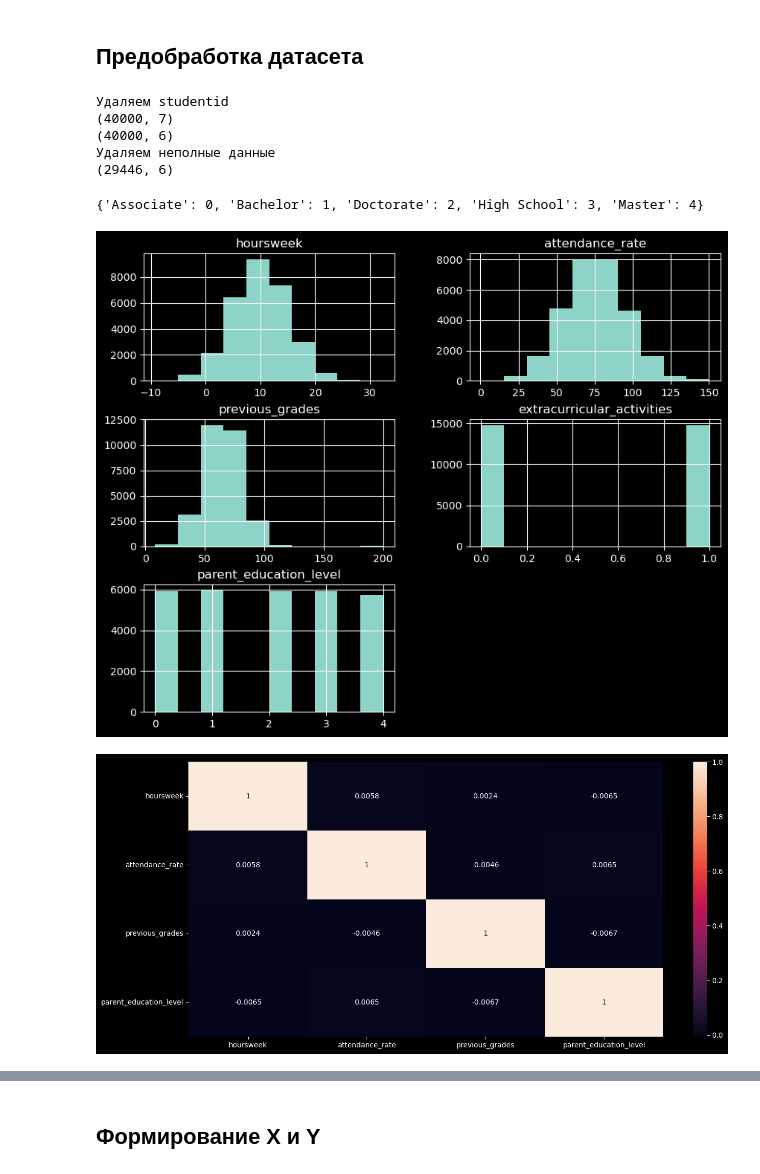
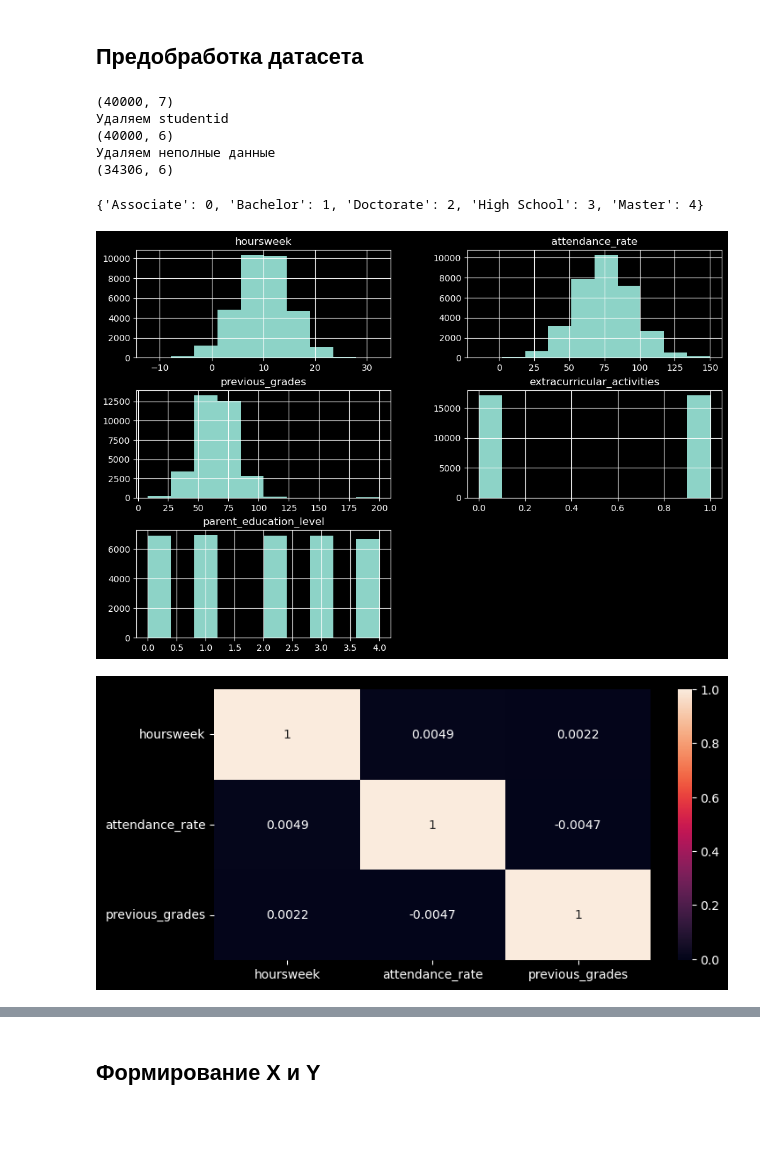
Before and after one commit to IvanZyablitsev/inno_fqw, a Jupyter notebook: scraping/scraping.ipynb, the cells around one changed output, grey strips where cells are left out. Saved outputs shown, nothing was run; the diff lists cells and outputs as text; code cells hidden in the pictures; blank space fills up the shorter version.

```diff
--- a/scraping/scraping.ipynb
+++ b/scraping/scraping.ipynb
@@ -136,19 +140,19 @@ profile.to_file("report.html")
 # %% [markdown]
 ## Предобработка датасета
 # %%
+print(df.shape)
 print('Удаляем studentid')
 df_drop = df.drop(['studentid'], axis=1).copy()
-print(df.shape)
 print(df_drop.shape)
 print('Удаляем неполные данные')
-df_dropna = df_drop.dropna().copy()
+df_dropna = df_drop.dropna(subset=['extracurricular_activities', 'passed', 'parent_education_level']).copy()
 print(df_dropna.shape)
 # %% [output]
+(40000, 7)
 Удаляем studentid
-(40000, 7)
 (40000, 6)
 Удаляем неполные данные
-(29446, 6)
+(34306, 6)
 # %%
 # Заменяем в столбце passed значения : Yes - 1, No - 0
 df_dropna['passed'] = df_dropna['passed'].replace({'Yes': 1, 'No': 0})
@@ -158,4 +162 @@ df_dropna['extracurricular_activities'] = df_dropna['extracurricular_activities'
-# %%
-# удаляем записи у которых посещаемость ниже 0
-df_dropna = df_dropna[df_dropna['attendance_rate']>=0]
 # %%
@@ -169,16 +170,16 @@ parent_education_level_label_to_index
 # %% [output]
 {'Associate': 0, 'Bachelor': 1, 'Doctorate': 2, 'High School': 3, 'Master': 4}
 # %%
-# строим гистограмму датасета
-df_dropna[['hoursweek','attendance_rate','previous_grades','extracurricular_activities','parent_education_level']].hist(figsize=(10, 8));
+# строим гистограммы датасета
+df_dropna[['hoursweek','attendance_rate','previous_grades','extracurricular_activities','parent_education_level']].hist(figsize=(12, 8));
 # %% [output]
-[figure, old version]
+[figure, new version]
 # %%
 # строим матрицу корреляции
-corr_matrix = df_dropna[['hoursweek','attendance_rate','previous_grades','parent_education_level']].corr()
+corr_matrix = df_dropna[['hoursweek','attendance_rate','previous_grades']].corr()
 
-plt.figure(figsize=(15, 7))
+plt.figure(figsize=(8, 4))
 sns.heatmap(data=corr_matrix, annot=True)
 plt.show()
 # %% [output]
-[figure, old version]
+[figure, new version]
```
Also changed, not shown: parts of 34 cells of this notebook, 7 other files.
